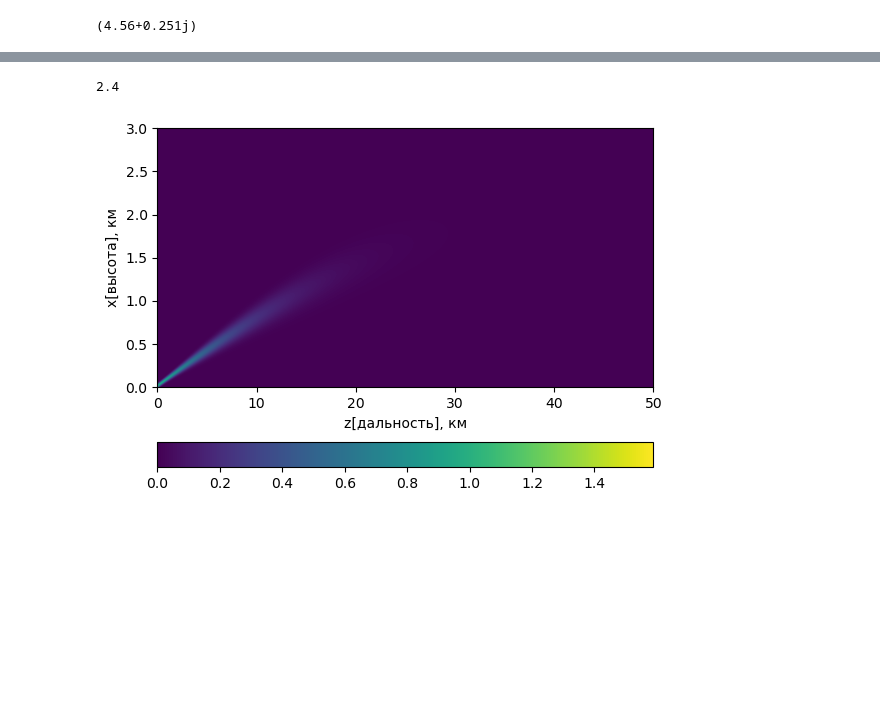
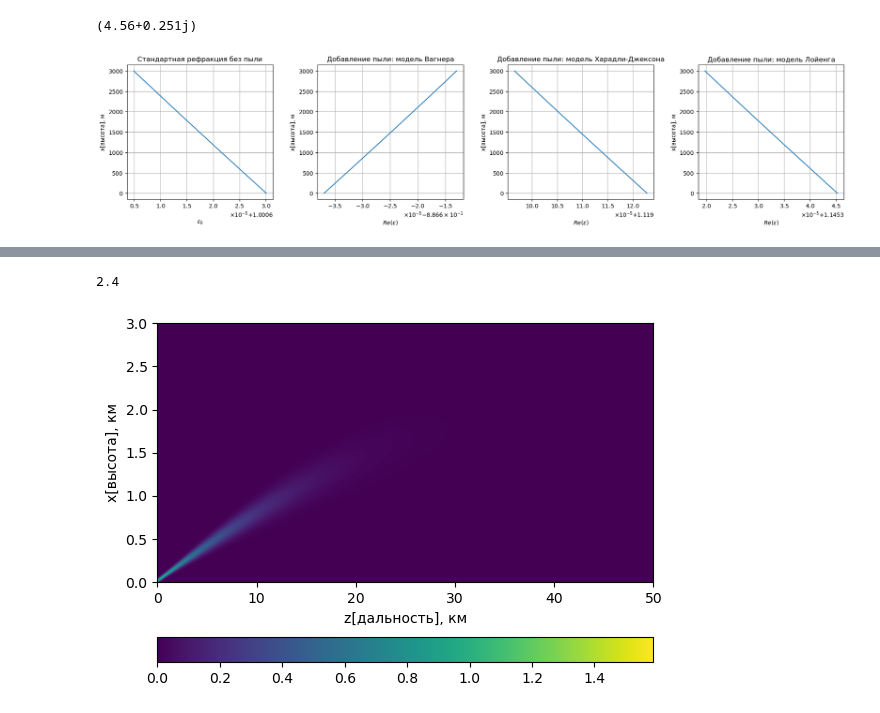
Before and after one commit to Margo-10/pe_radiowaves, a Jupyter notebook: pe_radiowaves.ipynb, the cells around one changed output, grey strips where cells are left out. Saved outputs shown, nothing was run; the diff lists cells and outputs as text; code cells hidden in the pictures; blank space fills up the shorter version.

```diff
--- a/pe_radiowaves.ipynb
+++ b/pe_radiowaves.ipynb
@@ -18,10 +18,13 @@ import cmath
 H_max = 3000
 h = np.linspace(0, H_max, H_max)
 eps_0 = np.linspace(0, H_max, H_max)
-eps_w = np.linspace(0, H_max, H_max)
-eps_kj = np.linspace(0, H_max, H_max)
-eps_l = np.linspace(0, H_max, H_max)
-phi_1 = 0.5
+eps_w_real = np.linspace(0, H_max, H_max)
+eps_kj_real = np.linspace(0, H_max, H_max)
+eps_l_real = np.linspace(0, H_max, H_max)
+eps_w_complex = np.linspace(0, H_max, H_max)
+eps_kj_complex = np.linspace(0, H_max, H_max)
+eps_l_complex = np.linspace(0, H_max, H_max)
+phi_1 = 0.07
 eps_1= 4.56 + cmath.sqrt(-1)*0.251
 eps_1
 # %% [output]
@@ -40,0 +44,43 @@ for i in range(H_max):
+# %%
+fig = plt.figure()
+fig.set_figheight(5)
+fig.set_figwidth(19)
+
+
+plt.subplot(1, 4, 1)
+plt.plot(eps_0, h)
+plt.ylabel('x[высота], м')
+plt.xlabel('$ε_0$', labelpad=18)
+plt.title('Стандартная рефракция без пыли')
+plt.ticklabel_format(style='scientific',  useMathText=bool, useLocale=True)
+plt.grid(True)
+
+plt.subplot(1, 4, 2)
+plt.plot(eps_w_real, h)
+plt.xlabel('$Re(ε)$', labelpad=18)
+plt.ylabel('x[высота], м')
+plt.title('Добавление пыли: модель Вагнера')
+plt.ticklabel_format(style='scientific',  useMathText=bool, useLocale=True)
+plt.grid(True)
+
+plt.subplot(1, 4, 3)
+plt.plot(eps_kj_real, h)
+plt.xlabel('$Re(ε)$', labelpad=18)
+plt.ylabel('x[высота], м')
+plt.title('Добавление пыли: модель Харадли-Джексона')
+plt.ticklabel_format(style='scientific',  useMathText=bool, useLocale=True)
+plt.grid(True)
+
+plt.subplot(1, 4, 4)
+plt.plot(eps_l_real, h)
+plt.xlabel('$Re(ε)$', labelpad=18)
+plt.ylabel('x[высота], м')
+plt.title('Добавление пыли: модель Лойенга')
+plt.ticklabel_format(style='scientific',  useMathText=bool, useLocale=True)
+plt.tight_layout(pad=3.08)
+plt.grid(True)
+
+
+plt.show()
+# %% [output]
+[figure, added]
```
Also changed, not shown: parts of 3 cells of this notebook.
